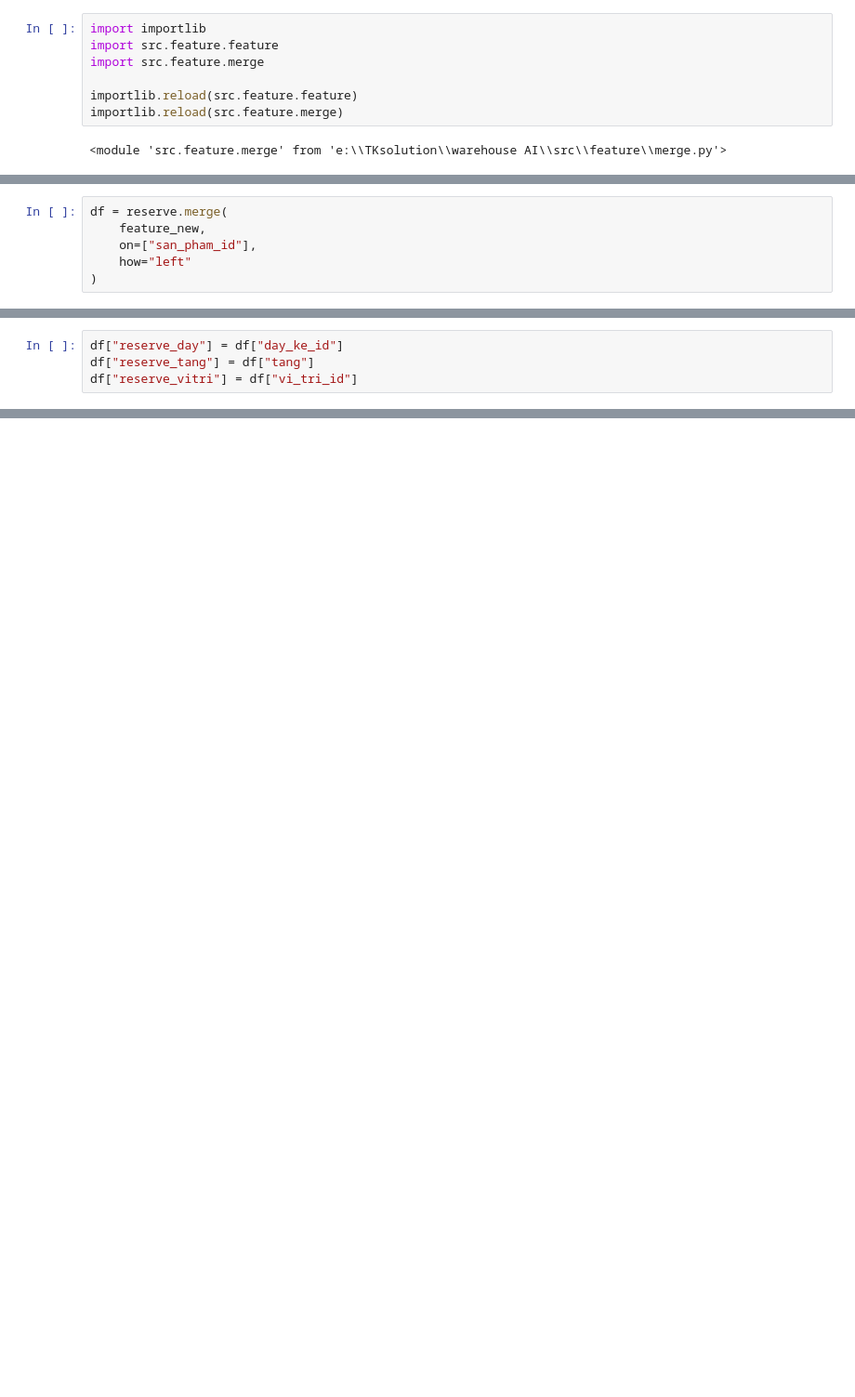
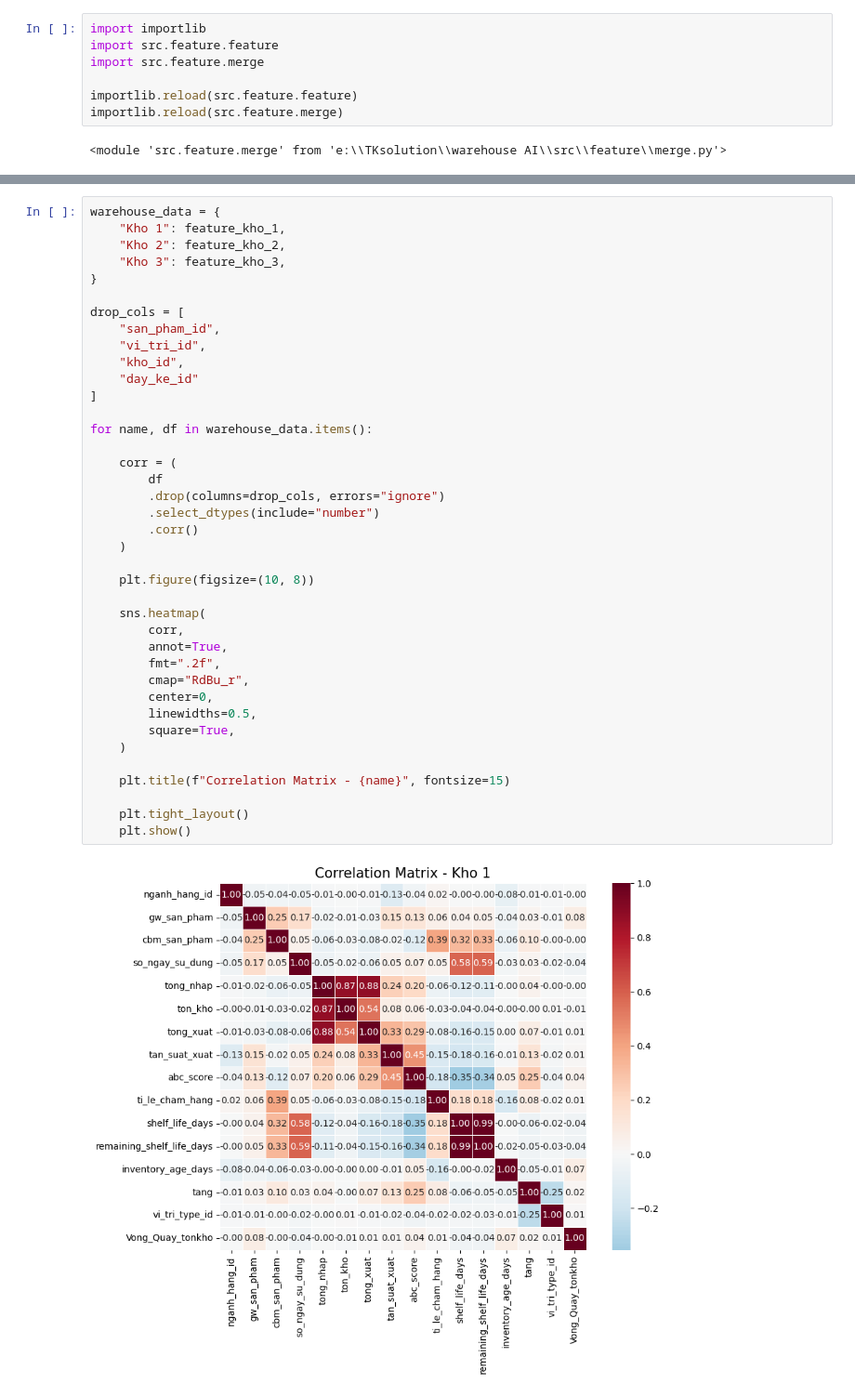
Before and after one commit to KhoaMChe/Warehouse_AI_optimization, a Jupyter notebook: notebooks/feature.ipynb, the cells around one changed output, grey strips where cells are left out. Shown at 93% size. Drawn from its saved outputs; the diff is of its cells as text; blank space fills up the shorter version.

```diff
--- a/notebooks/feature.ipynb
+++ b/notebooks/feature.ipynb
@@ -238,6 +91,0 @@ print(feature_new.columns.tolist())
-# %%
-df = reserve.merge(
-    feature_new,
-    on=["san_pham_id"],
-    how="left"
-)
@@ -261,4 +91,0 @@ Index(['auto_id_x', 'chu_hang_id', 'kho_id', 'vi_tri_id', 'so_lpn',
-# %%
-df["reserve_day"] = df["day_ke_id"]
-df["reserve_tang"] = df["tang"]
-df["reserve_vitri"] = df["vi_tri_id"]
@@ -406,0 +112,41 @@ ValueError: Boolean array expected for the condition, not float64
+# %%
+warehouse_data = {
+    "Kho 1": feature_kho_1,
+    "Kho 2": feature_kho_2,
+    "Kho 3": feature_kho_3,
+}
+
+drop_cols = [
+    "san_pham_id",
+    "vi_tri_id",
+    "kho_id",
+    "day_ke_id"
+]
+
+for name, df in warehouse_data.items():
+
+    corr = (
+        df
+        .drop(columns=drop_cols, errors="ignore")
+        .select_dtypes(include="number")
+        .corr()
+    )
+
+    plt.figure(figsize=(10, 8))
+
+    sns.heatmap(
+        corr,
+        annot=True,
+        fmt=".2f",
+        cmap="RdBu_r",
+        center=0,
+        linewidths=0.5,
+        square=True,
+    )
+
+    plt.title(f"Correlation Matrix - {name}", fontsize=15)
+
+    plt.tight_layout()
+    plt.show()
+# %% [output]
+[figure, added]
```
Also changed, not shown: parts of 46 cells of this notebook, 19 other files.
